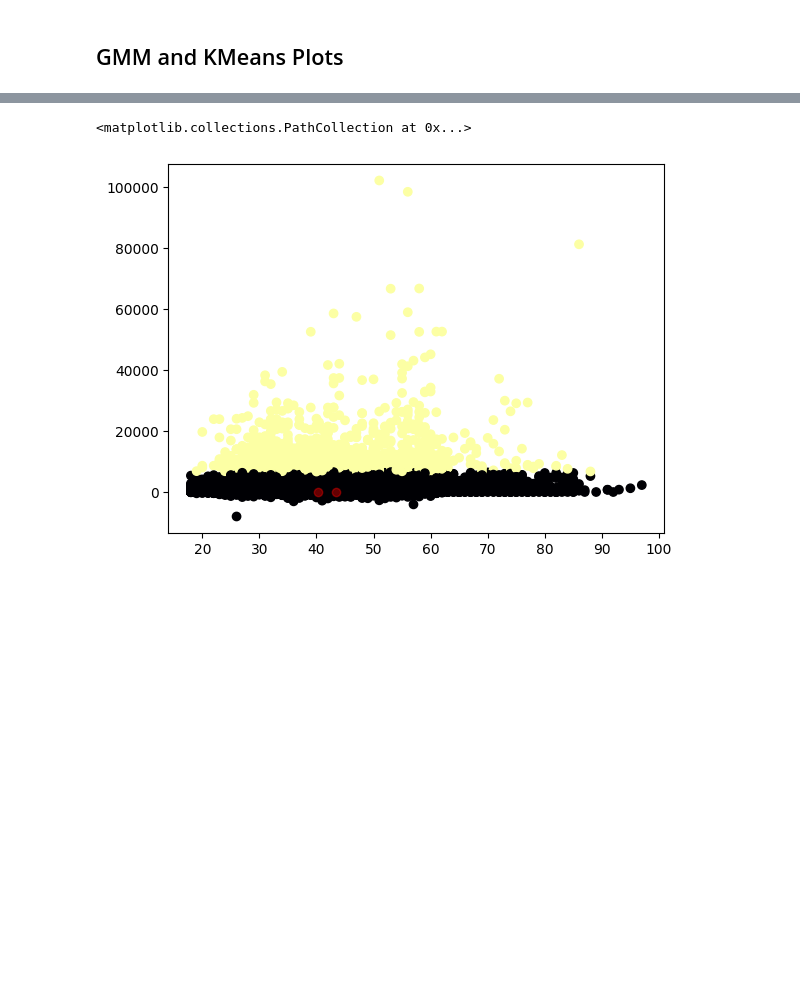
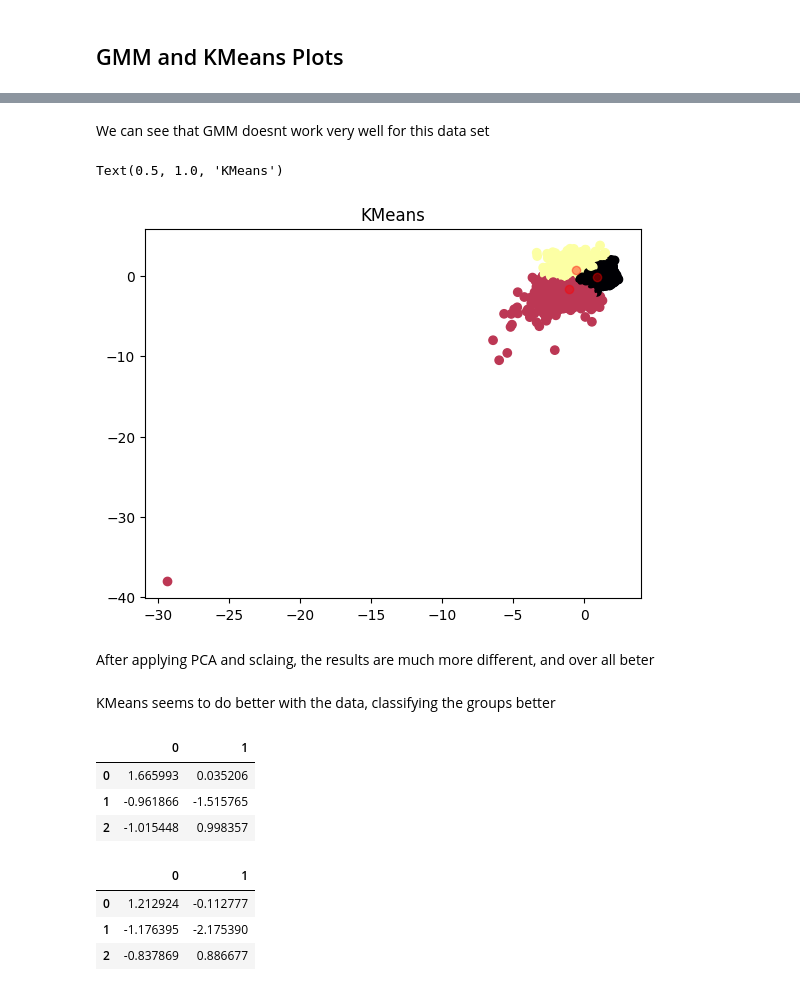
Before and after one commit to chrisistrati/Sigmoid-Homework, a Jupyter notebook: 12_gaussian_mixture_models.ipynb, the cells around one changed output, grey strips where cells are left out. Drawn from its saved outputs; the diff is of its cells as text; code cells hidden in the pictures; blank space fills up the shorter version.

```diff
--- a/12_gaussian_mixture_models.ipynb
+++ b/12_gaussian_mixture_models.ipynb
@@ -142,6 +152,35 @@ plt.scatter(gmm_means[:, 0], gmm_means[:, 1], c="red", alpha=0.4)
+# %% [markdown]
+We can see that GMM doesnt work very well for this data set
 # %%
-plt.scatter(X[:, 0], X[:, 5], c=kmeans_labels, cmap="inferno")
+plt.scatter(X[:, 0], X[:, 1], c=kmeans_labels, cmap="inferno")
 plt.scatter(kmeans_centers[:, 0], kmeans_centers[:, 1], c="red", alpha=0.4)
+plt.title("KMeans")
 # %% [output]
-<matplotlib.collections.PathCollection at 0x...>
+Text(0.5, 1.0, 'KMeans')
-[figure, old version]
+[figure, new version]
+# %% [markdown]
+After applying PCA and sclaing, the results are much more different, and over all beter
+# %% [markdown]
+KMeans seems to do better with the data, classifying the groups better
+# %%
+gmm_means = pca.inverse_transform(gmm_means) #because we applyed pca and scaling before, we have to undo its effects
+gmm_means = scaler.inverse_transform(gmm_means)
+
+kmeans_centers = pca.inverse_transform(kmeans_centers)
+kmeans_centers = scaler.inverse_transform(kmeans_centers)
+
+# PCA inverse isnt working, and i cant transform the back t the original dimensionality
+
+pd.DataFrame(data=gmm_means)
+# %% [output]
+|  | 0 | 1 |
+| 0 | 1.665993 | 0.035206 |
+| 1 | -0.961866 | -1.515765 |
+| 2 | -1.015448 | 0.998357 |
+# %%
+pd.DataFrame(data=kmeans_centers)
+# %% [output]
+|  | 0 | 1 |
+| 0 | 1.212924 | -0.112777 |
+| 1 | -1.176395 | -2.175390 |
+| 2 | -0.837869 | 0.886677 |
```
Also changed, not shown: parts of 6 cells of this notebook.
